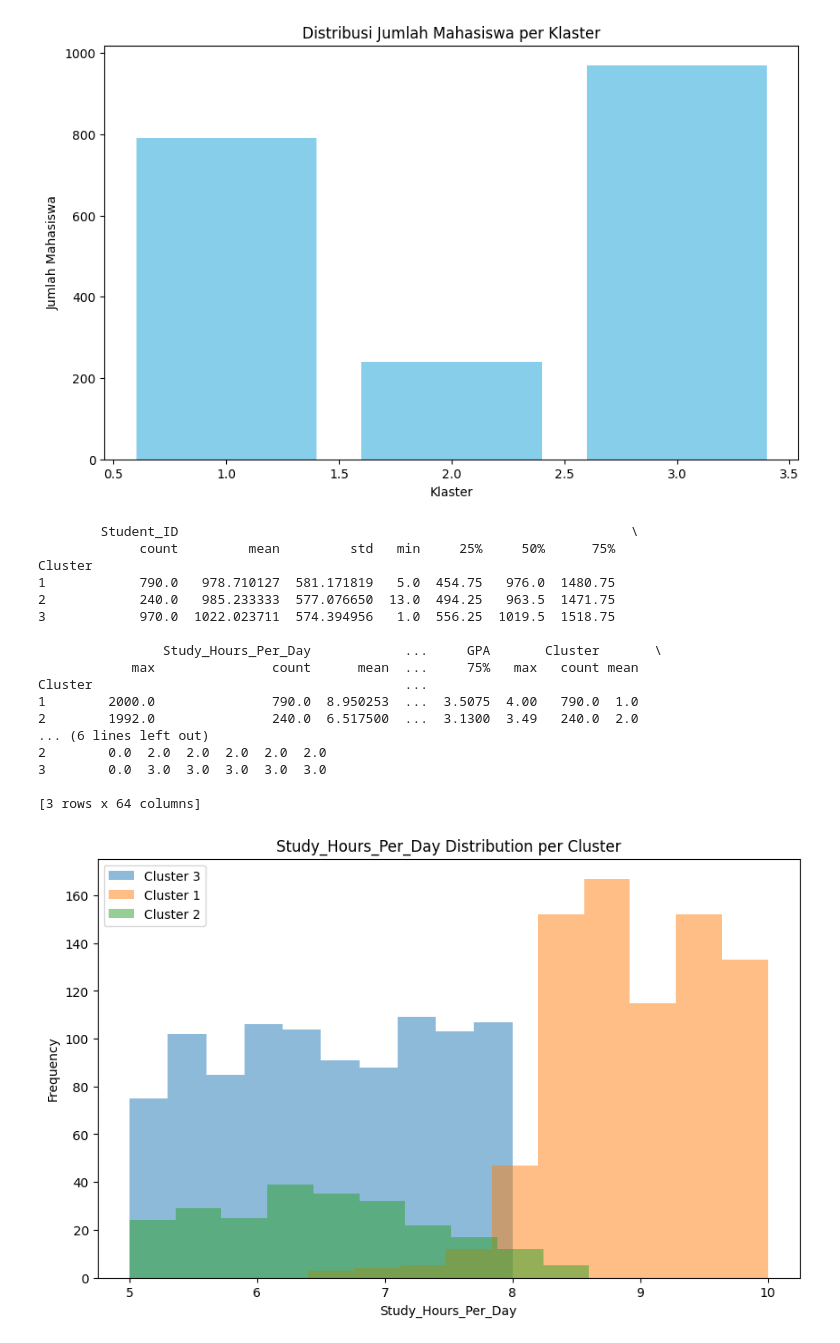
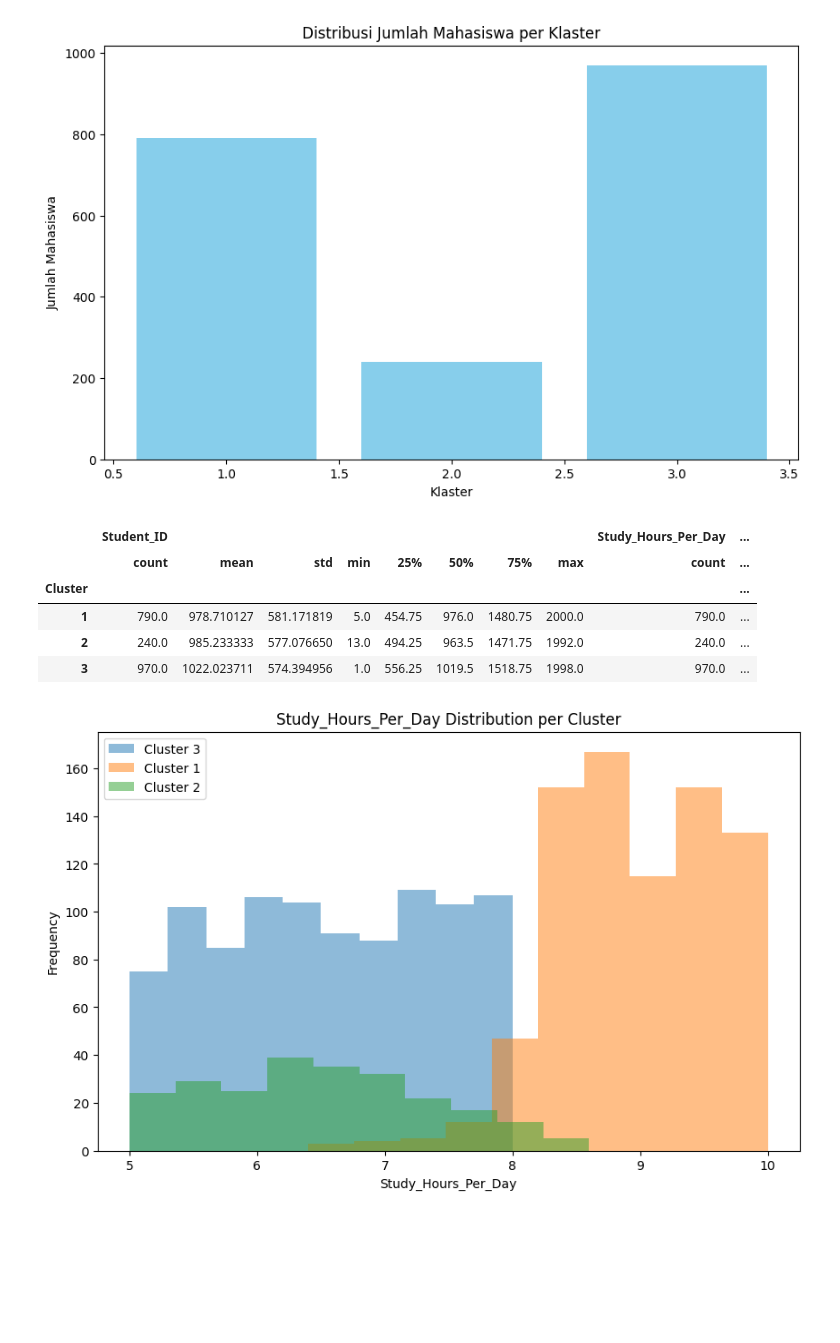
Before and after one commit to dvnf10cpp/data-mining, a Jupyter notebook: main.ipynb, the cells around one changed output. Drawn from its saved outputs; the diff is of its cells as text; code cells hidden in the pictures; blank space fills up the shorter version.

```diff
--- a/main.ipynb
+++ b/main.ipynb
@@ -146,25 +142,19 @@ plt.show()
 [figure]
 # %%
 detailed_summary = data.groupby('Cluster')[numeric_columns].describe()
-print(detailed_summary)
+
+pd.set_option('display.max_columns', None)
+pd.set_option('display.width', None)
+
+
+detailed_summary
 # %% [output]
-        Student_ID                                                          \
-             count         mean         std   min     25%     50%      75%
-Cluster
-1            790.0   978.710127  581.171819   5.0  454.75   976.0  1480.75
-2            240.0   985.233333  577.076650  13.0  494.25   963.5  1471.75
-3            970.0  1022.023711  574.394956   1.0  556.25  1019.5  1518.75
-
-                Study_Hours_Per_Day            ...     GPA       Cluster       \
-            max               count      mean  ...     75%   max   count mean
-Cluster                                        ...
-1        2000.0               790.0  8.950253  ...  3.5075  4.00   790.0  1.0
-2        1992.0               240.0  6.517500  ...  3.1300  3.49   240.0  2.0
-... (6 lines left out)
-2        0.0  2.0  2.0  2.0  2.0  2.0
-3        0.0  3.0  3.0  3.0  3.0  3.0
-
-[3 rows x 64 columns]
+|  | Student_ID |  |  |  |  |  |  |  | Study_Hours_Per_Day | ... |
+|  | count | mean | std | min | 25% | 50% | 75% | max | count | ... |
+| Cluster |  |  |  |  |  |  |  |  |  | ... |
+| 1 | 790.0 | 978.710127 | 581.171819 | 5.0 | 454.75 | 976.0 | 1480.75 | 2000.0 | 790.0 | ... |
+| 2 | 240.0 | 985.233333 | 577.076650 | 13.0 | 494.25 | 963.5 | 1471.75 | 1992.0 | 240.0 | ... |
+| 3 | 970.0 | 1022.023711 | 574.394956 | 1.0 | 556.25 | 1019.5 | 1518.75 | 1998.0 | 970.0 | ... |
 # %%
 # Visualize GPA distribution per cluster
 def visualize_distribution(col):
```
Also changed, not shown: parts of 6 cells of this notebook.
